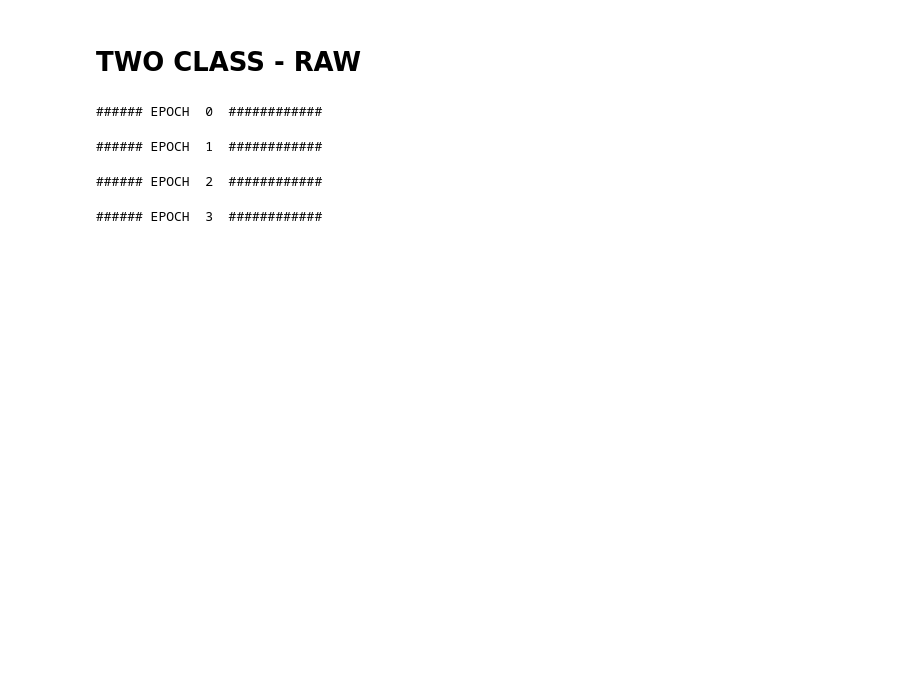
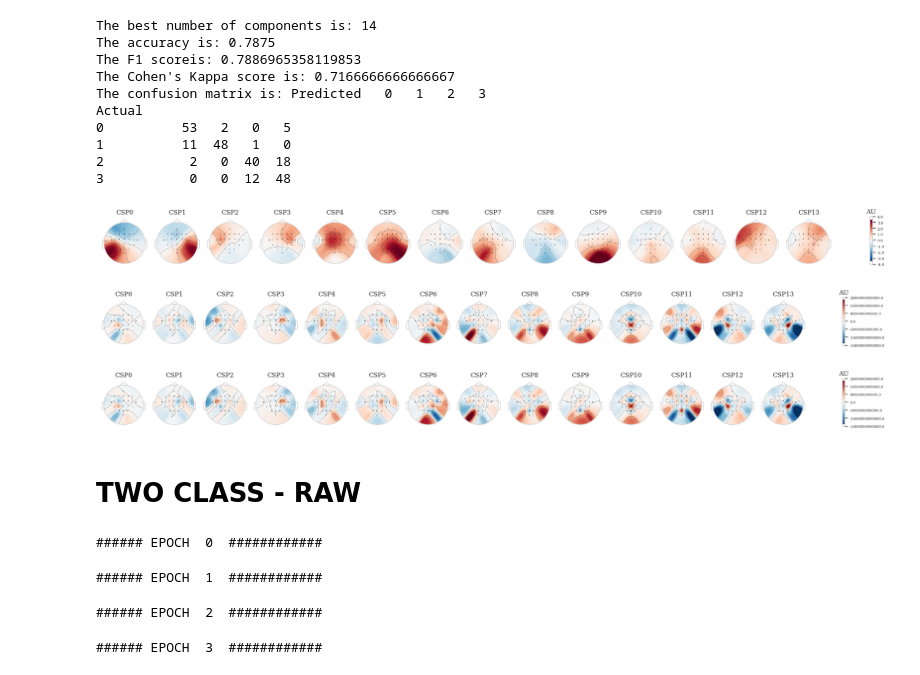
Before and after one commit to JARS29/KAN_MLP_MI-BCI, a Jupyter notebook: KAN_MLP_BCI.ipynb, the cells around one changed output. Cells and saved outputs as stored; diff of their text form; code cells hidden in the pictures; blank space fills up the shorter version.

```diff
--- a/KAN_MLP_BCI.ipynb
+++ b/KAN_MLP_BCI.ipynb
@@ -281,3 +363,83 @@ class MLP(Module):
+# %%
+# Read the four class training data
+epochs_EEG=mne.concatenate_epochs(data_EEG(subjects=subjects, multiclass=True))
+y = epochs_EEG.events[:, -1]
+y = le.fit_transform(y)
+
+#sLDA
+shrinkage_param = 0.1
+lda = LDA(solver='lsqr', shrinkage=shrinkage_param)
+
+# Perform cross-validation to find the best number of components
+find_best_components = True
+if find_best_components:
+    n_components_range = range(2, 20)
+    scores = []
+    cv = StratifiedKFold(n_splits=5)
+    X = epochs_EEG.get_data()
+
+    for n_components in n_components_range:
+        # Create CSP instance with the current number of components
+        csp = CSP(n_components=n_components, reg='oas')
+        # Create a pipeline with CSP and a classifier
+        clf = make_pipeline(csp, lda)
+        # Compute cross-validation score
+        cv_scores = cross_val_score(clf, X, y, cv=cv, scoring='accuracy')
+        scores.append(np.mean(cv_scores))
+
+    # Find the best number of components
+    best_n_components = n_components_range[np.argmax(scores)]
+    print(f'The best number of components is: {best_n_components}')
+else:
+    best_n_components = 14
+
+# Create a CSP instance with the best number of components
+csp = CSP(n_components=best_n_components, reg='oas')
+# Fit CSP on the training data
+X = csp.fit_transform(epochs_EEG.get_data(), y)
+# fit classifier
+lda.fit(X, y)
+
+
+# Read the four class testing data
+epochs_EEG=mne.concatenate_epochs(data_EEG(subjects=subjects,train=False,multiclass=True))
+y_test = epochs_EEG.events[:, -1]
+y_test = le.fit_transform(y_test)
+X_test = csp.transform(epochs_EEG.get_data())
+
+# Predict the labels of the test data
+y_pred = lda.predict(X_test)
+# Compute the accuracy
+accuracy = lda.score(X_test, y_test)
+print(f'The accuracy is: {accuracy}')
+# Compute the F1 score
+f1 = f1_score(y_test, y_pred, average='weighted')
+print(f'The F1 scoreis: {f1}')
+# Compute the Cohen's Kappa score
+kappa = cohen_kappa_score(y_test, y_pred)
+print(f'The Cohen\'s Kappa score is: {kappa}')
+# Compute the confusion matrix
+confusion_matrix = pd.crosstab(y_test, y_pred, rownames=['Actual'], colnames=['Predicted'])
+print(f'The confusion matrix is: {confusion_matrix}')
+
+#Plot csp patterns
+csp.plot_patterns(epochs_EEG.info)
+# Plot csp filters
+csp.plot_filters(epochs_EEG.info)
+# %% [output]
+The best number of components is: 14
+The accuracy is: 0.7875
+The F1 scoreis: 0.7886965358119853
+The Cohen's Kappa score is: 0.7166666666666667
+The confusion matrix is: Predicted   0   1   2   3
+Actual
+0          53   2   0   5
+1          11  48   1   0
+2           2   0  40  18
+3           0   0  12  48
+[figure, added]
+[figure, added]
+[figure, added]
 # %% [markdown]
 <h1> TWO CLASS - RAW </h1>
 # %%
```
Also changed, not shown: parts of 11 cells of this notebook, 1 other file.
